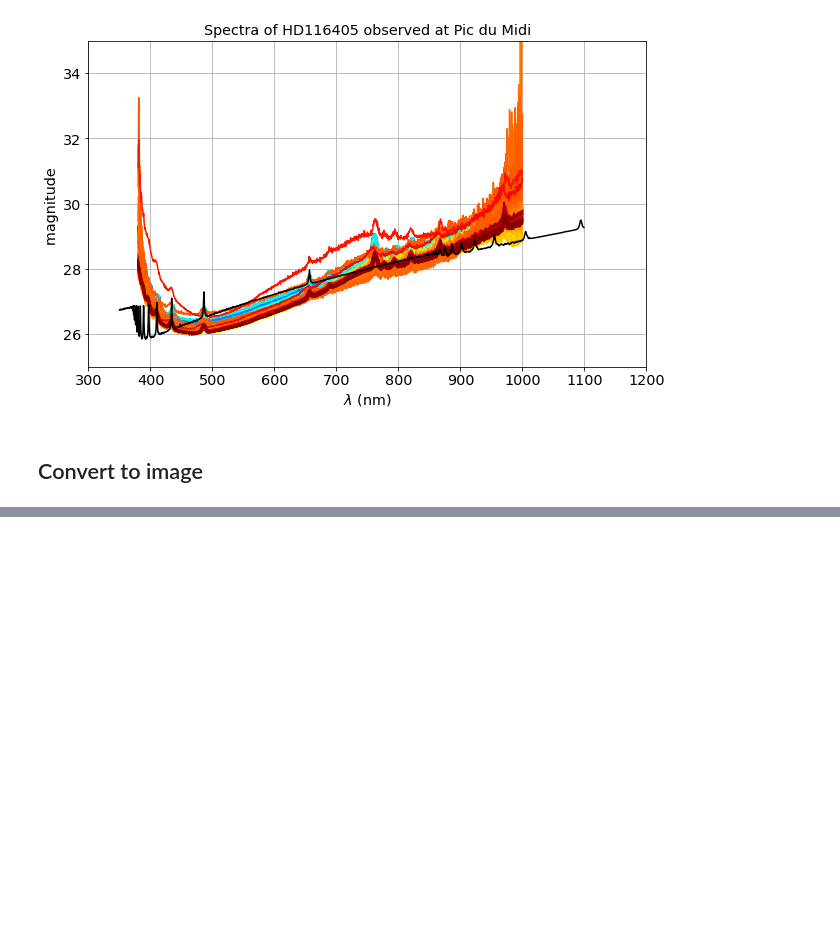
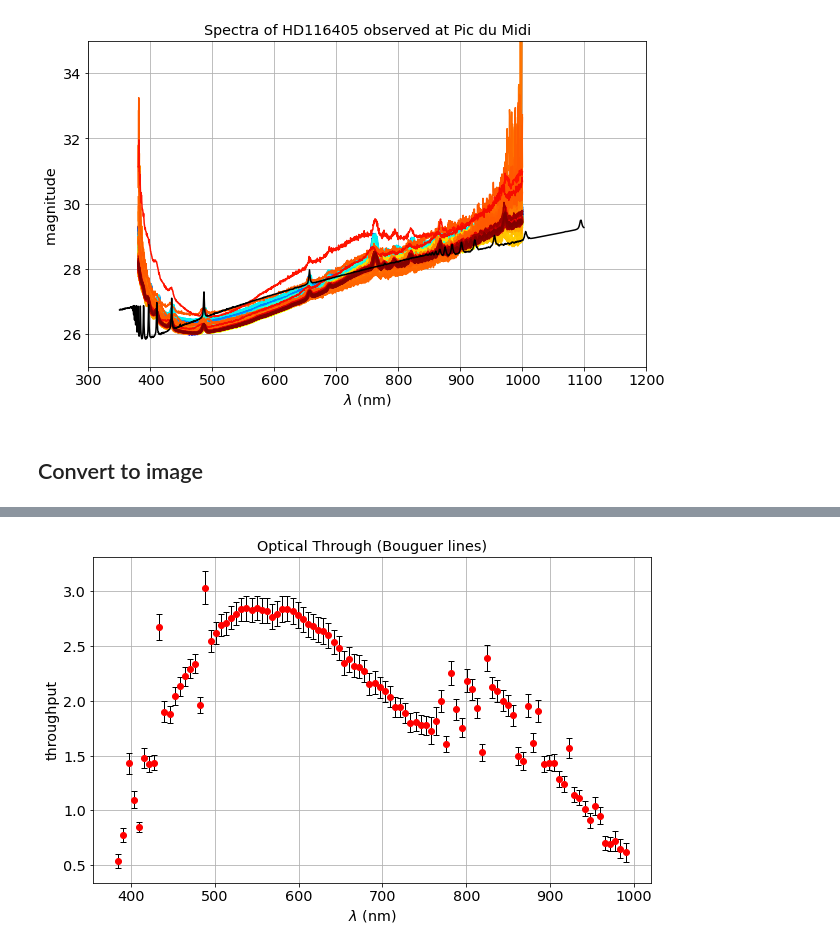
Before and after one commit to sylvielsstfr/PhotomCorrectAuxTel, a Jupyter notebook: analysis/MLfit_gp_data/ViewPDMData.ipynb, the cells around one changed output, grey strips where cells are left out. Cells and saved outputs as stored; diff of their text form; code cells hidden in the pictures; blank space fills up the shorter version.

Commit message:
add calculation of throughput

```diff
--- a/analysis/MLfit_gp_data/ViewPDMData.ipynb
+++ b/analysis/MLfit_gp_data/ViewPDMData.ipynb
@@ -526,0 +634,18 @@ plt.tight_layout()
+# %%
+w_s,m_s,em_s=GetBouguerLinesAtm(100,WL,AirM,MagsRef,FLAG_PLOT=False)
+# %%
+transm_s=np.power(10,-m_s/2.5)
+etransm_s=em_s*transm_s
+# %%
+fig=plt.figure()
+ax=fig.add_subplot(111)
+ax.errorbar(w_s,transm_s,yerr=etransm_s,  fmt = 'o', color="r",capsize = 3, ecolor = 'k', elinewidth = 1, capthick = 1)
+#ax.errorbar(w_s,transm_s,yerr=em_s,  fmt = 'o', color="r",ecolor = 'k', elinewidth = 1)
+#ax.plot(w,transm,"or")
+ax.set_xlabel("$\lambda$ (nm)")
+ax.set_ylabel("throughput")
+title=f"Optical Through (Bouguer lines)"
+ax.set_title(title)
+ax.grid()
+# %% [output]
+[figure, added]
```
Also changed, not shown: parts of 23 cells of this notebook, 1 other file.
